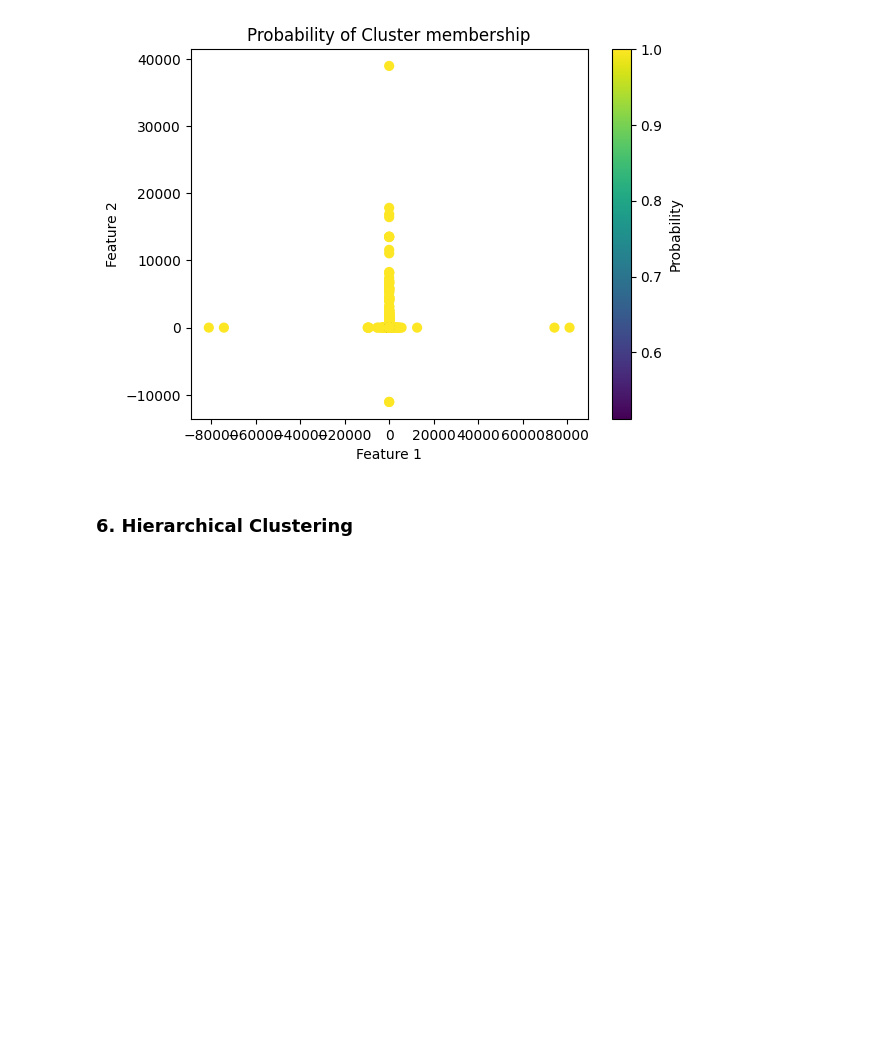
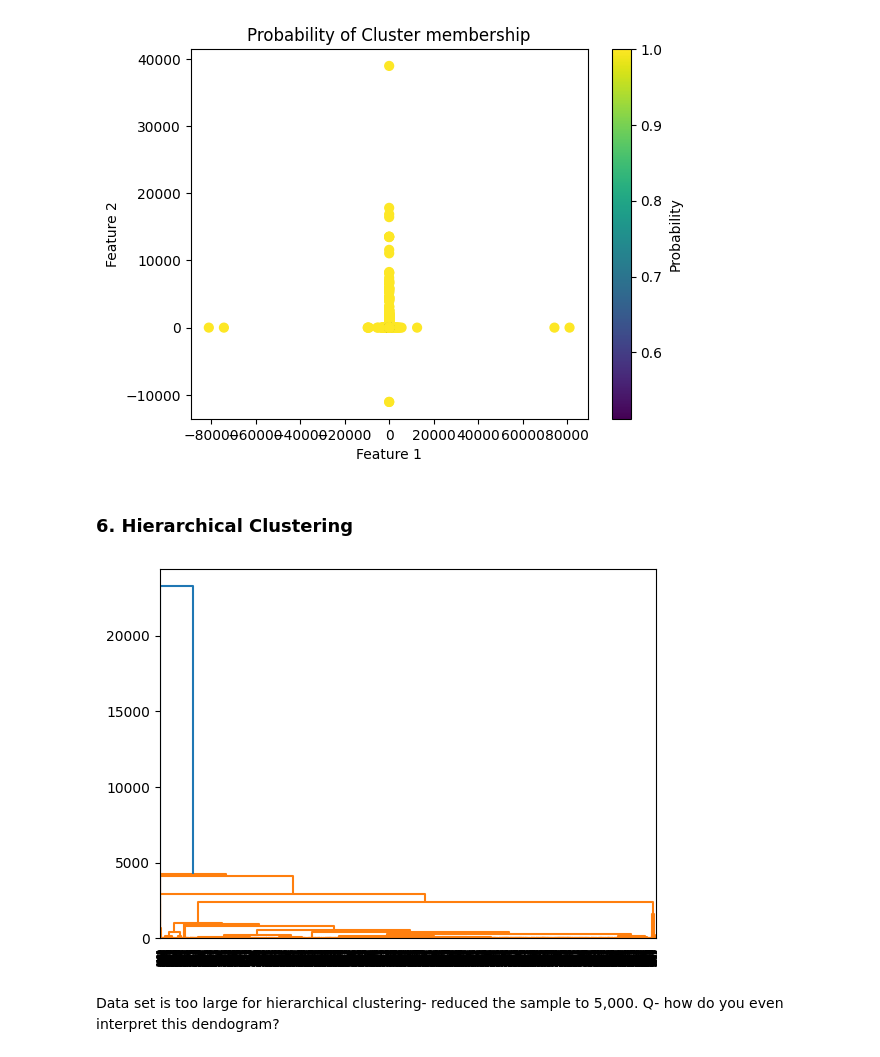
Before and after one commit to WamzMwangi/Unsupervised_Machine_Learning, a Jupyter notebook: Week2_Clustering/Customer_Segmentation_Project.ipynb, the cells around one changed output. Saved outputs shown, nothing was run; the diff lists cells and outputs as text; code cells hidden in the pictures; blank space fills up the shorter version.

Commit message:
Hierarchical clustering

```diff
--- a/Week2_Clustering/Customer_Segmentation_Project.ipynb
+++ b/Week2_Clustering/Customer_Segmentation_Project.ipynb
@@ -156,0 +159,13 @@ plt.show()
+# %%
+# Hierarchical Clustering
+sample_df=df.sample(n=5000)
+Z = linkage(sample_df, 'ward')
+
+# Plot the dendrogram
+dendrogram(Z)
+plt.show()
+# %% [output]
+[figure, added]
+# %% [markdown]
+Data set is too large for hierarchical clustering- reduced the sample to 5,000.
+Q- how do you even interpret this dendogram?
```
Also changed, not shown: parts of 1 cell of this notebook.
